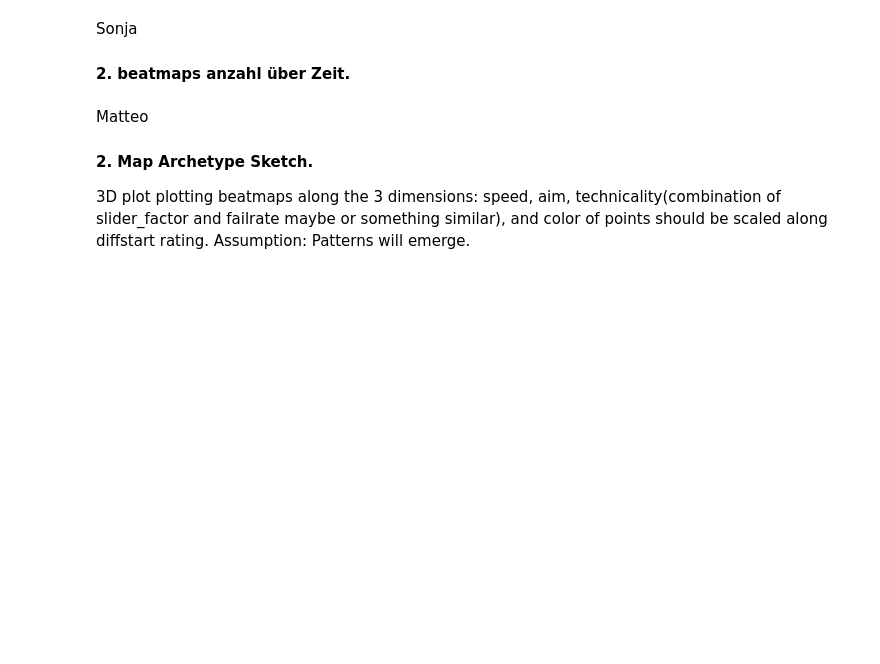
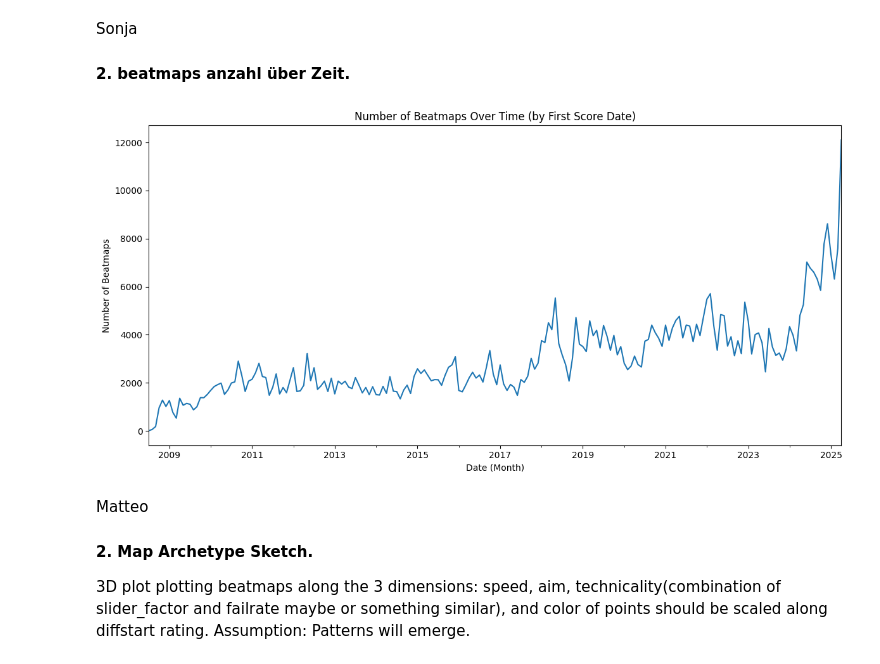
Before and after one commit to mattik01/Osu-RecSys-Study, a Jupyter notebook: DataAnalysis/analysis.ipynb, the cells around one changed output. Saved outputs shown, nothing was run; the diff lists cells and outputs as text; code cells hidden in the pictures; blank space fills up the shorter version.

```diff
--- a/DataAnalysis/analysis.ipynb
+++ b/DataAnalysis/analysis.ipynb
@@ -43,6 +108,37 @@ Sonja
 # %% [markdown]
 Sonja
 #### 2. beatmaps anzahl über Zeit.
+# %%
+# Load scores.csv on demand
+random_scores_path = os.path.join(data_dir, "random_10000__scores.csv")
+top_scores_path = os.path.join(data_dir, "top_10000__scores.csv")
+random_scores_df = pd.read_csv(random_scores_path, usecols=['beatmap_id', 'date'])
+top_scores_df = pd.read_csv(top_scores_path, usecols=['beatmap_id', 'date'])
+scores_df = pd.concat([random_scores_df, top_scores_df], ignore_index=True)
+
+# Convert date column to datetime
+scores_df['date'] = pd.to_datetime(scores_df['date'], errors='coerce')
+
+# Get the first score date for each beatmap
+first_score_dates = scores_df.groupby('beatmap_id')['date'].min().reset_index()
+first_score_dates.rename(columns={'date': 'first_score_date'}, inplace=True)
+
+# Merge with beatmaps_df
+beatmaps_df = beatmaps_df.merge(first_score_dates, left_on='beatmap_id', right_on='beatmap_id', how='left')
+
+# Plot the number of beatmaps over time using first_score_date
+beatmaps_df['first_score_date'] = pd.to_datetime(beatmaps_df['first_score_date'], errors='coerce')
+beatmaps_per_month = beatmaps_df.groupby(beatmaps_df['first_score_date'].dt.to_period('M')).size()
+
+plt.figure(figsize=(12, 6))
+beatmaps_per_month.plot()
+plt.xlabel('Date (Month)')
+plt.ylabel('Number of Beatmaps')
+plt.title('Number of Beatmaps Over Time (by First Score Date)')
+plt.tight_layout()
+plt.show()
+# %% [output]
+[figure, added]
 # %% [markdown]
 Matteo
 #### 2. Map Archetype Sketch.
```
Also changed, not shown: parts of 8 cells of this notebook.
